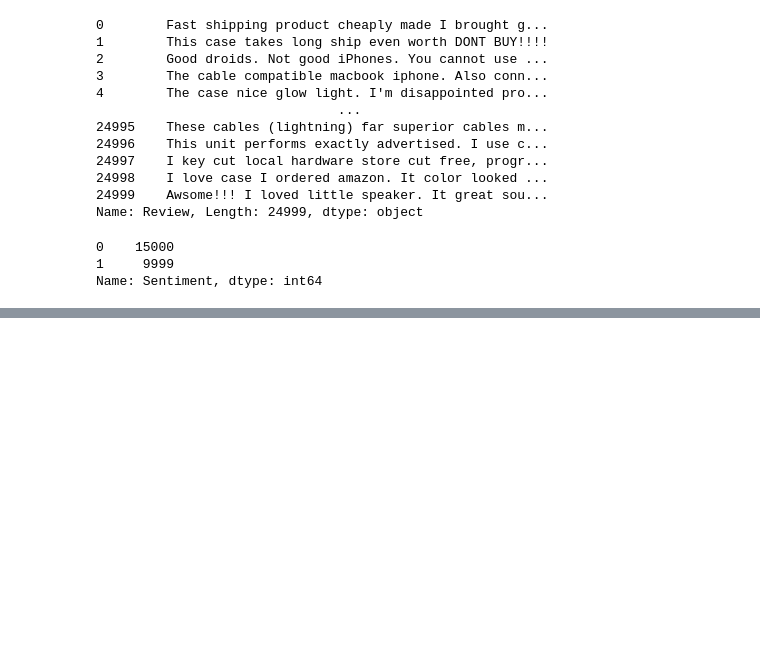
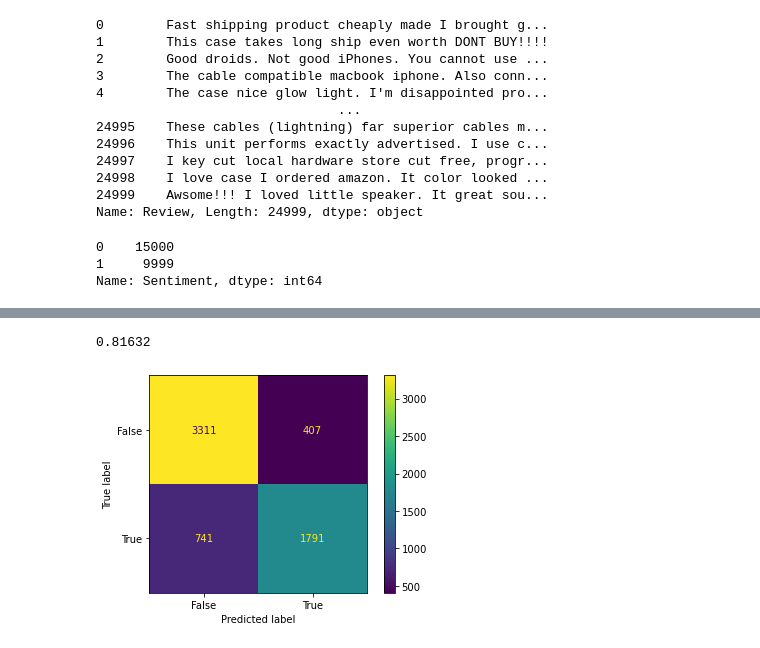
Before and after one commit to patridom92/NLP_projects, a Jupyter notebook: amazon_reviews.ipynb, the cells around one changed output, grey strips where cells are left out. Drawn from its saved outputs; the diff is of its cells as text; code cells hidden in the pictures; blank space fills up the shorter version.

```diff
--- a/amazon_reviews.ipynb
+++ b/amazon_reviews.ipynb
@@ -129,0 +164,16 @@ Name: Sentiment, dtype: int64
+# %%
+from sklearn.linear_model import LogisticRegression
+from sklearn.metrics import accuracy_score
+
+model=LogisticRegression()
+
+#Model fitting
+model.fit(x_train,y_train)
+
+#testing the model
+pred=model.predict(x_test)
+
+#model accuracy
+print(accuracy_score(y_test,pred))
+# %% [output]
+0.81632
@@ -129,0 +182,13 @@ Name: Sentiment, dtype: int64
+# %%
+from sklearn import metrics
+from sklearn.metrics import confusion_matrix
+
+cm = confusion_matrix(y_test,pred)
+
+cm_display = metrics.ConfusionMatrixDisplay(confusion_matrix = cm,
+                                            display_labels = [False, True])
+
+cm_display.plot()
+plt.show()
+# %% [output]
+[figure, added]
```
Also changed, not shown: parts of 9 cells of this notebook.
